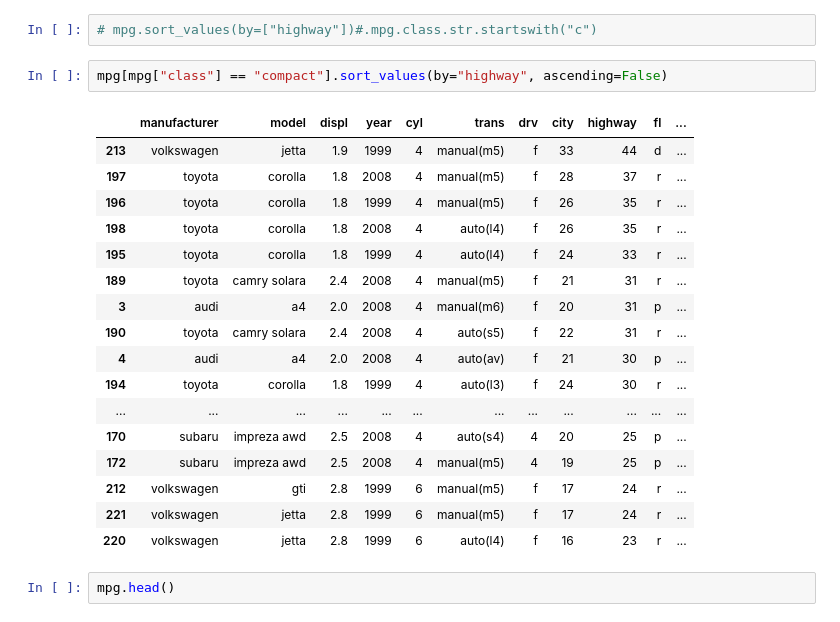
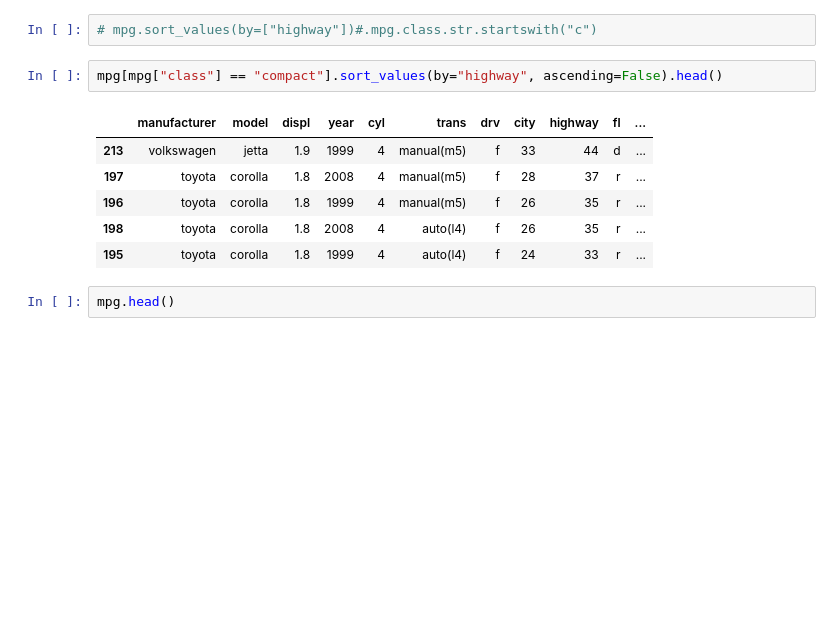
Before and after one commit to VasiliyAMelkozerov/numpy-pandas-visualization-exercises, a Jupyter notebook: dataframes.ipynb, the cells around one changed output. Drawn from its saved outputs; the diff is of its cells as text; blank space fills up the shorter version.

```diff
--- a/dataframes.ipynb
+++ b/dataframes.ipynb
@@ -286,25 +279,14 @@ mpg.sort_values(by="mileage_difference", ascending=False)
 # %%
 # mpg.sort_values(by=["highway"])#.mpg.class.str.startswith("c")
 # %%
-mpg[mpg["class"] == "compact"].sort_values(by="highway", ascending=False)
+mpg[mpg["class"] == "compact"].sort_values(by="highway", ascending=False).head()
 # %% [output]
 |  | manufacturer | model | displ | year | cyl | trans | drv | city | highway | fl | ... |
 | 213 | volkswagen | jetta | 1.9 | 1999 | 4 | manual(m5) | f | 33 | 44 | d | ... |
 | 197 | toyota | corolla | 1.8 | 2008 | 4 | manual(m5) | f | 28 | 37 | r | ... |
 | 196 | toyota | corolla | 1.8 | 1999 | 4 | manual(m5) | f | 26 | 35 | r | ... |
 | 198 | toyota | corolla | 1.8 | 2008 | 4 | auto(l4) | f | 26 | 35 | r | ... |
 | 195 | toyota | corolla | 1.8 | 1999 | 4 | auto(l4) | f | 24 | 33 | r | ... |
-| 189 | toyota | camry solara | 2.4 | 2008 | 4 | manual(m5) | f | 21 | 31 | r | ... |
-| 3 | audi | a4 | 2.0 | 2008 | 4 | manual(m6) | f | 20 | 31 | p | ... |
-| 190 | toyota | camry solara | 2.4 | 2008 | 4 | auto(s5) | f | 22 | 31 | r | ... |
-| 4 | audi | a4 | 2.0 | 2008 | 4 | auto(av) | f | 21 | 30 | p | ... |
-| 194 | toyota | corolla | 1.8 | 1999 | 4 | auto(l3) | f | 24 | 30 | r | ... |
-| ... | ... | ... | ... | ... | ... | ... | ... | ... | ... | ... | ... |
-| 170 | subaru | impreza awd | 2.5 | 2008 | 4 | auto(s4) | 4 | 20 | 25 | p | ... |
-| 172 | subaru | impreza awd | 2.5 | 2008 | 4 | manual(m5) | 4 | 19 | 25 | p | ... |
-| 212 | volkswagen | gti | 2.8 | 1999 | 6 | manual(m5) | f | 17 | 24 | r | ... |
-| 221 | volkswagen | jetta | 2.8 | 1999 | 6 | manual(m5) | f | 17 | 24 | r | ... |
-| 220 | volkswagen | jetta | 2.8 | 1999 | 6 | auto(l4) | f | 16 | 23 | r | ... |
 # %%
 mpg.head()
 # %% [output]
```
Also changed, not shown: parts of 23 cells of this notebook, 5 other files.
